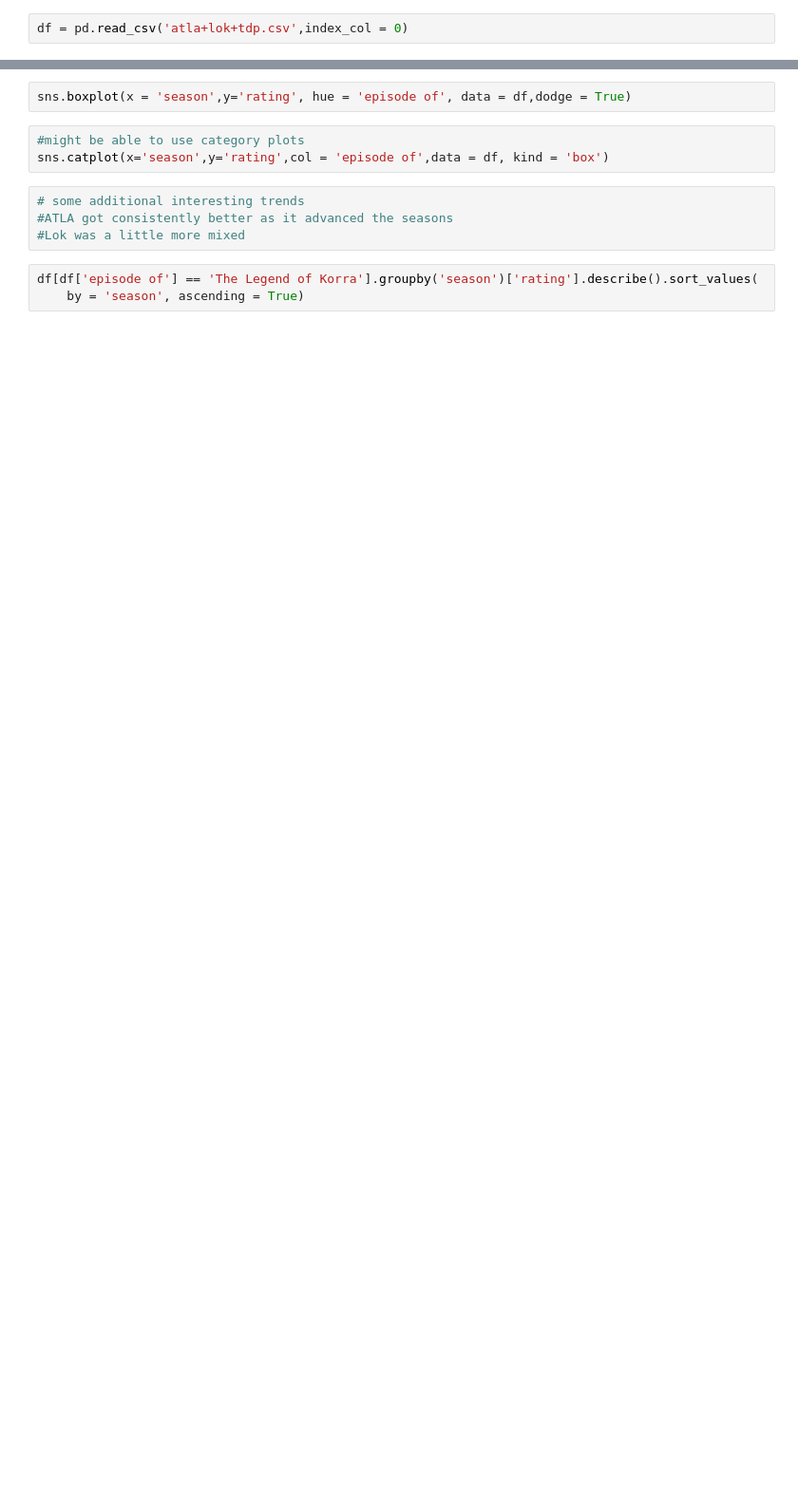
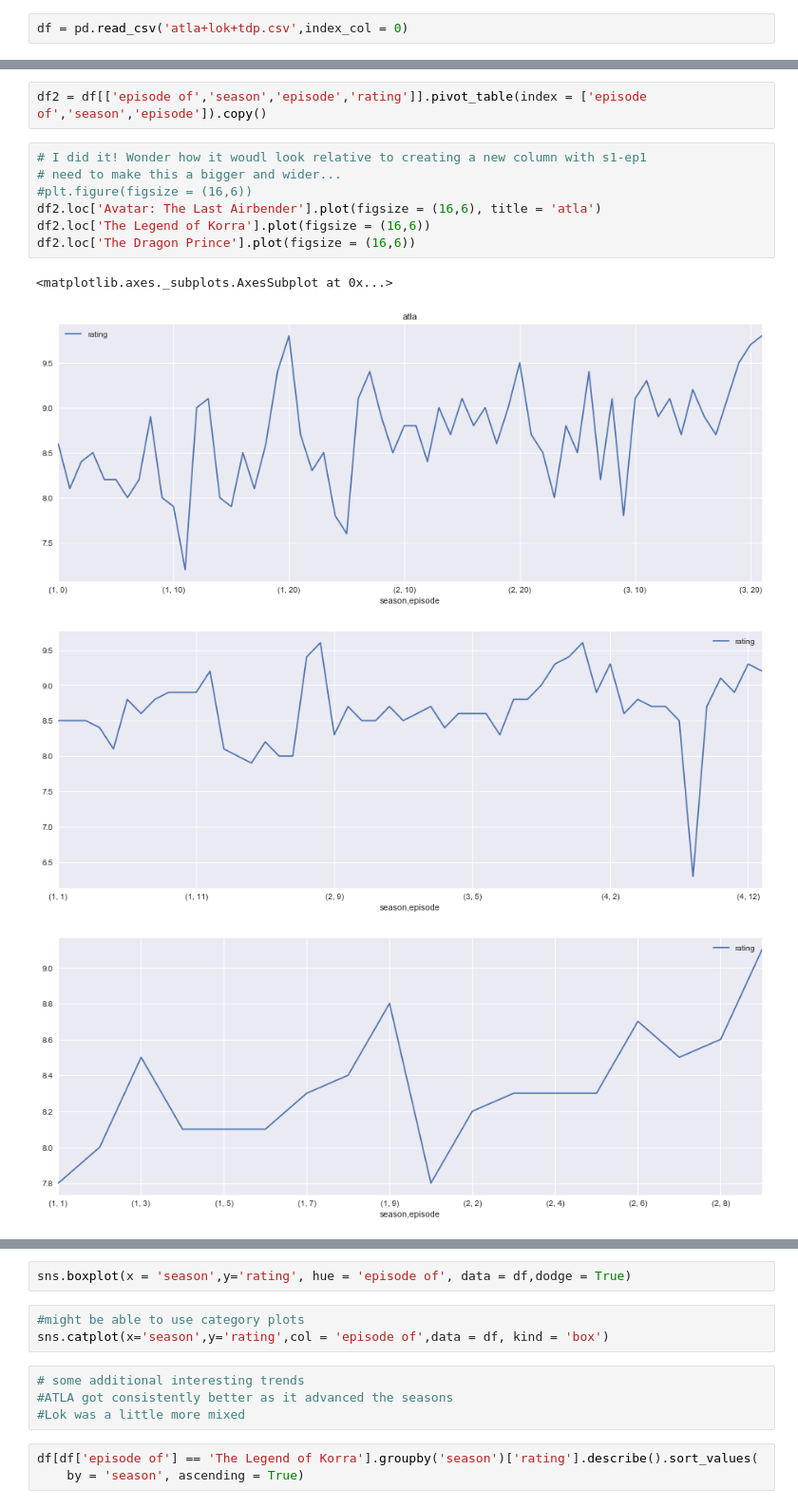
Before and after one commit to JohnErnestBonanno/Media_Analysis, a Jupyter notebook: Avatar_EDA.ipynb, the cells around one changed output, grey strips where cells are left out. Shown at 95% size. Saved outputs shown, nothing was run; the diff lists cells and outputs as text; blank space fills up the shorter version.

```diff
--- a/Avatar_EDA.ipynb
+++ b/Avatar_EDA.ipynb
@@ -73,0 +165,14 @@ df.groupby('episode of')['rating'].describe().sort_values(by = 'mean', ascending
+# %%
+df2 = df[['episode of','season','episode','rating']].pivot_table(index = ['episode of','season','episode']).copy()
+# %%
+# I did it! Wonder how it woudl look relative to creating a new column with s1-ep1
+# need to make this a bigger and wider...
+#plt.figure(figsize = (16,6))
+df2.loc['Avatar: The Last Airbender'].plot(figsize = (16,6), title = 'atla')
+df2.loc['The Legend of Korra'].plot(figsize = (16,6))
+df2.loc['The Dragon Prince'].plot(figsize = (16,6))
+# %% [output]
+<matplotlib.axes._subplots.AxesSubplot at 0x...>
+[figure, added]
+[figure, added]
+[figure, added]
```
Also changed, not shown: parts of 33 cells of this notebook.
